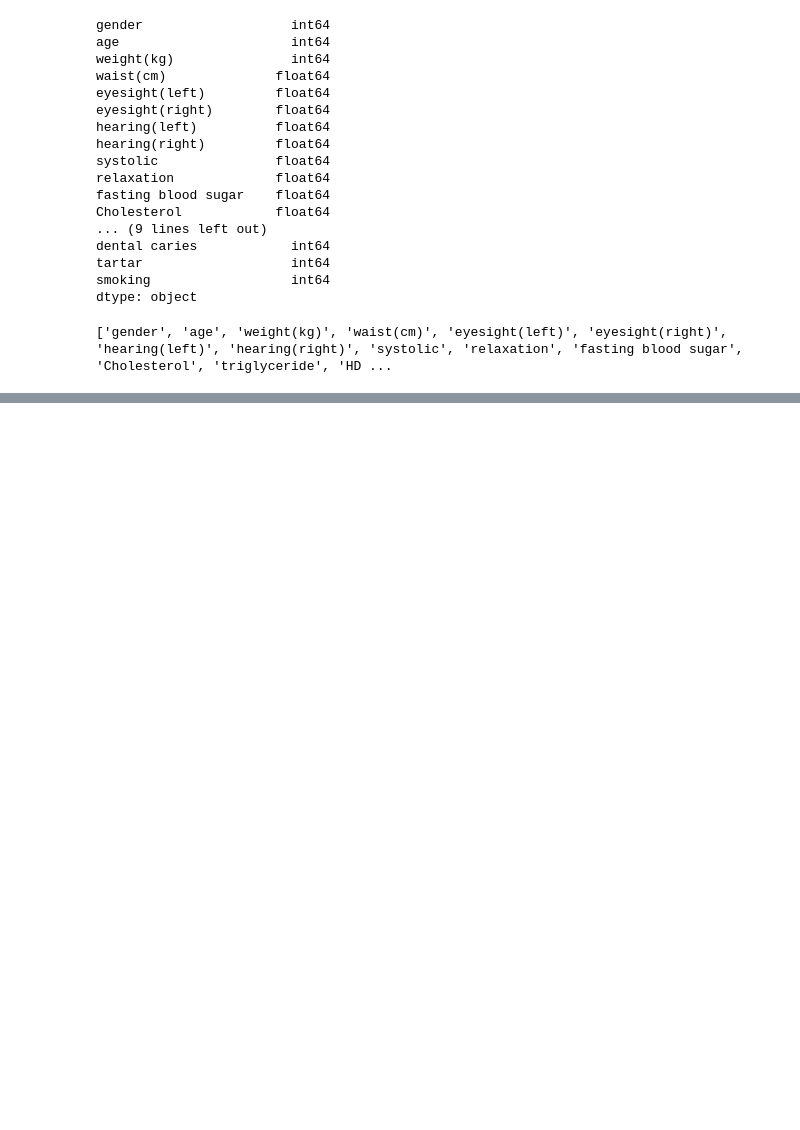
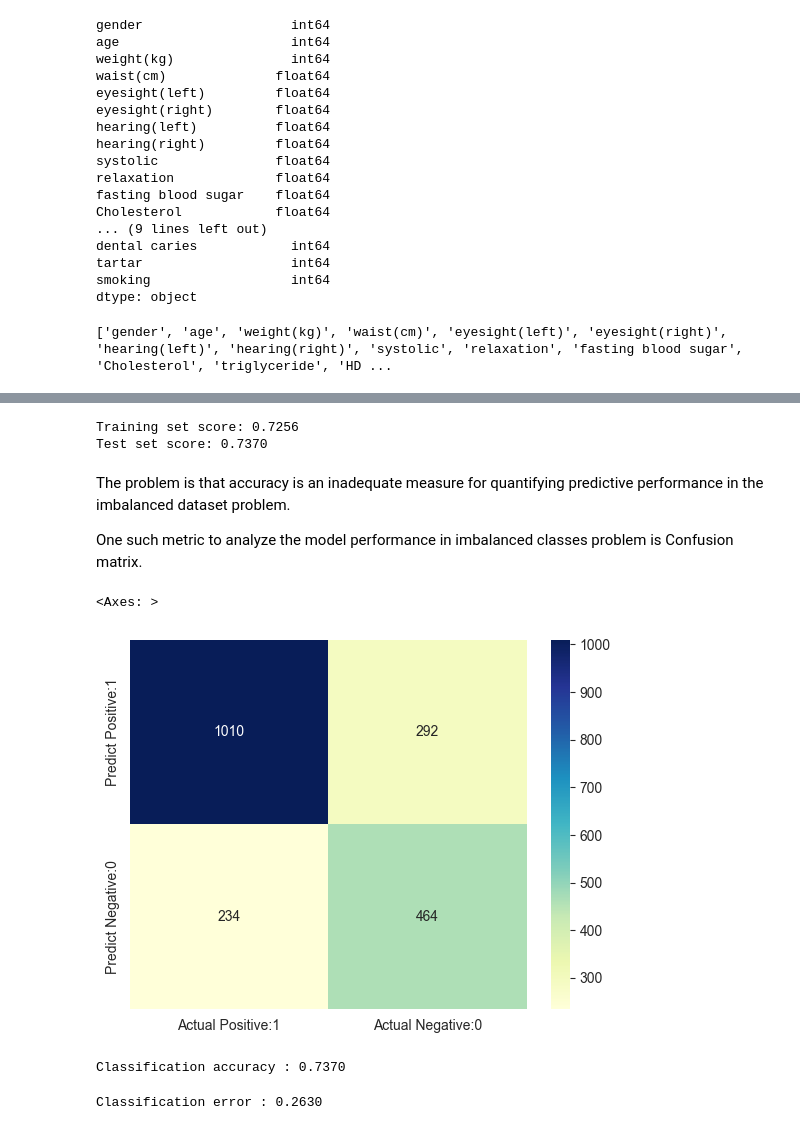
Before and after one commit to cricci3/Smoker-Detector-ML-Model, a Jupyter notebook: PCA_SVM_smoking.ipynb, the cells around one changed output, grey strips where cells are left out. Cells and saved outputs as stored; diff of their text form; code cells hidden in the pictures; blank space fills up the shorter version.

```diff
--- a/PCA_SVM_smoking.ipynb
+++ b/PCA_SVM_smoking.ipynb
@@ -103,7 +104,7 @@ pca_df
 # %%
 # crea un nuovo dataframe con le componenti principali
 df_pca = pd.DataFrame(data = pca_data,
-                      columns = ['PC1','PC2','PC3','PC4','PC5','PC6','PC7','PC8','PC9','PC10'])
+                      columns = ['PC1','PC2','PC3','PC4','PC5','PC6','PC7','PC8','PC9','PC10','PC11','PC12'])
 
 # aggiungi la colonna target al nuovo dataframe
 df_pca['target'] = df['smoking']
@@ -120,16 +121,10 @@ X_train, X_test, y_train, y_test = train_test_split(df_pca.iloc[:, :-1], df_pca.
 from sklearn import svm
 from sklearn.metrics import accuracy_score, classification_report, confusion_matrix
 
-clf = svm.SVC(kernel='linear', random_state=42, C=10000)
+# Al crescere del valore di C aumenta la complessità dell'iperpiano -> rischio overfitting
+clf = svm.SVC(kernel='linear', random_state=42, C=100, probability=True)
 
 clf.fit(X_train, y_train)
 
 # Effettua le predizioni sul test set
 y_pred = clf.predict(X_test) # predizione su dati non ancora visti (inferenza)
-
-# Calcola l'accuratezza del modello
-accuracy = accuracy_score(y_test, y_pred)
-
-print(f"Accuratezza: {accuracy}\n\n")
-print(classification_report(y_test, y_pred))
-print("\n\nConfusion matrix:\n", confusion_matrix(y_test, y_pred))
@@ -153,0 +131,8 @@ Confusion matrix:
+# %%
+# Calcola l'accuratezza del modello
+accuracy = accuracy_score(y_test, y_pred)
+
+print(f"Accuratezza: {accuracy}\n\n")
+print(classification_report(y_test, y_pred))
+cm = confusion_matrix(y_test, y_pred)
+print("\n\nConfusion matrix:\n", cm)
@@ -188,0 +161,26 @@ print("Migliore accuratezza durante la ricerca a griglia:", grid_search.best_sco
+# %%
+y_pred = clf.predict(X_train)
+
+# Calcola l'accuratezza del modello
+accuracy = accuracy_score(y_train, y_pred)
+
+print('Training set score: {:.4f}'.format(clf.score(X_train, y_train)))
+
+print('Test set score: {:.4f}'.format(clf.score(X_test, y_test)))
+# %% [output]
+Training set score: 0.7256
+Test set score: 0.7370
+# %% [markdown]
+The problem is that accuracy is an inadequate measure for quantifying predictive performance in the imbalanced dataset problem.
+
+One such metric to analyze the model performance in imbalanced classes problem is Confusion matrix.
+# %%
+import seaborn as sns
+
+cm_matrix = pd.DataFrame(data=cm, columns=['Actual Positive:1', 'Actual Negative:0'],
+                                 index=['Predict Positive:1', 'Predict Negative:0'])
+
+sns.heatmap(cm_matrix, annot=True, fmt='d', cmap='YlGnBu')
+# %% [output]
+<Axes: >
+[figure, added]
@@ -188,0 +192,16 @@ print("Migliore accuratezza durante la ricerca a griglia:", grid_search.best_sco
+# %%
+# print classification accuracy
+
+classification_accuracy = (TP + TN) / float(TP + TN + FP + FN)
+
+print('Classification accuracy : {0:0.4f}'.format(classification_accuracy))
+# %% [output]
+Classification accuracy : 0.7370
+# %%
+# print classification error
+
+classification_error = (FP + FN) / float(TP + TN + FP + FN)
+
+print('Classification error : {0:0.4f}'.format(classification_error))
+# %% [output]
+Classification error : 0.2630
```
Also changed, not shown: parts of 16 cells of this notebook.
